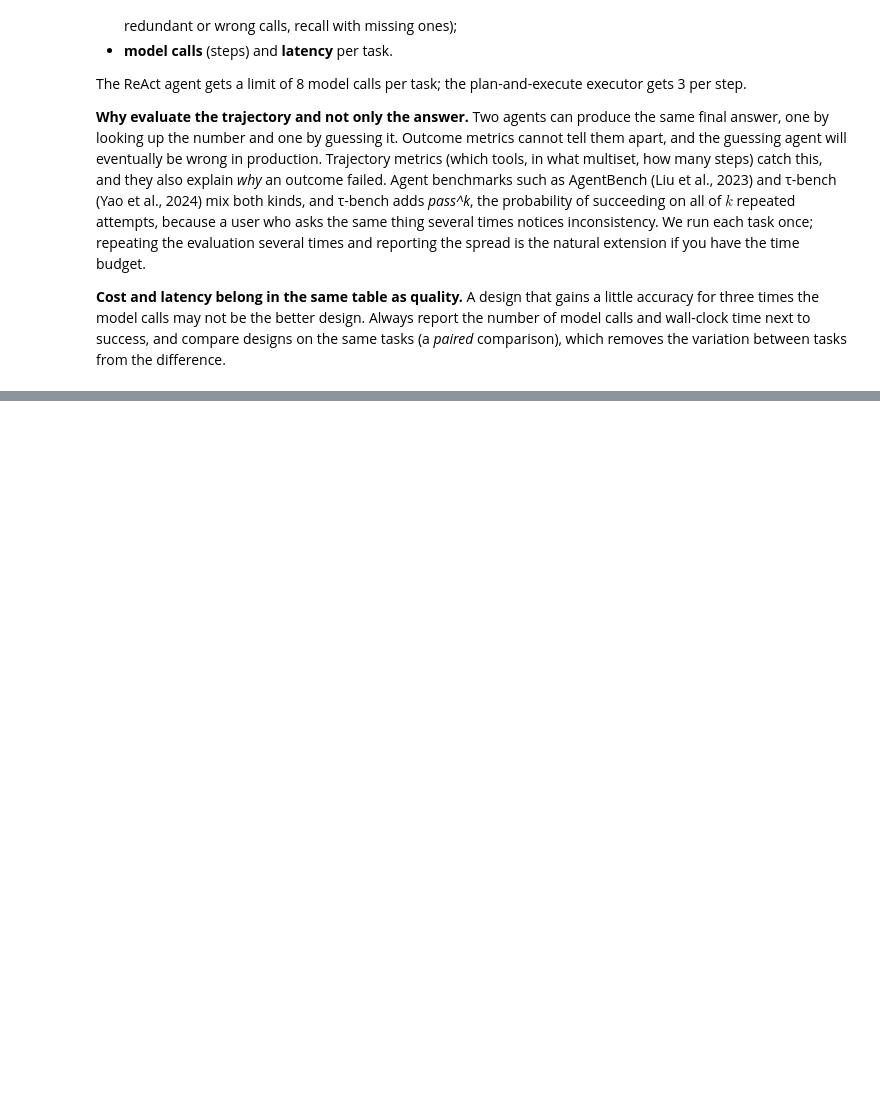
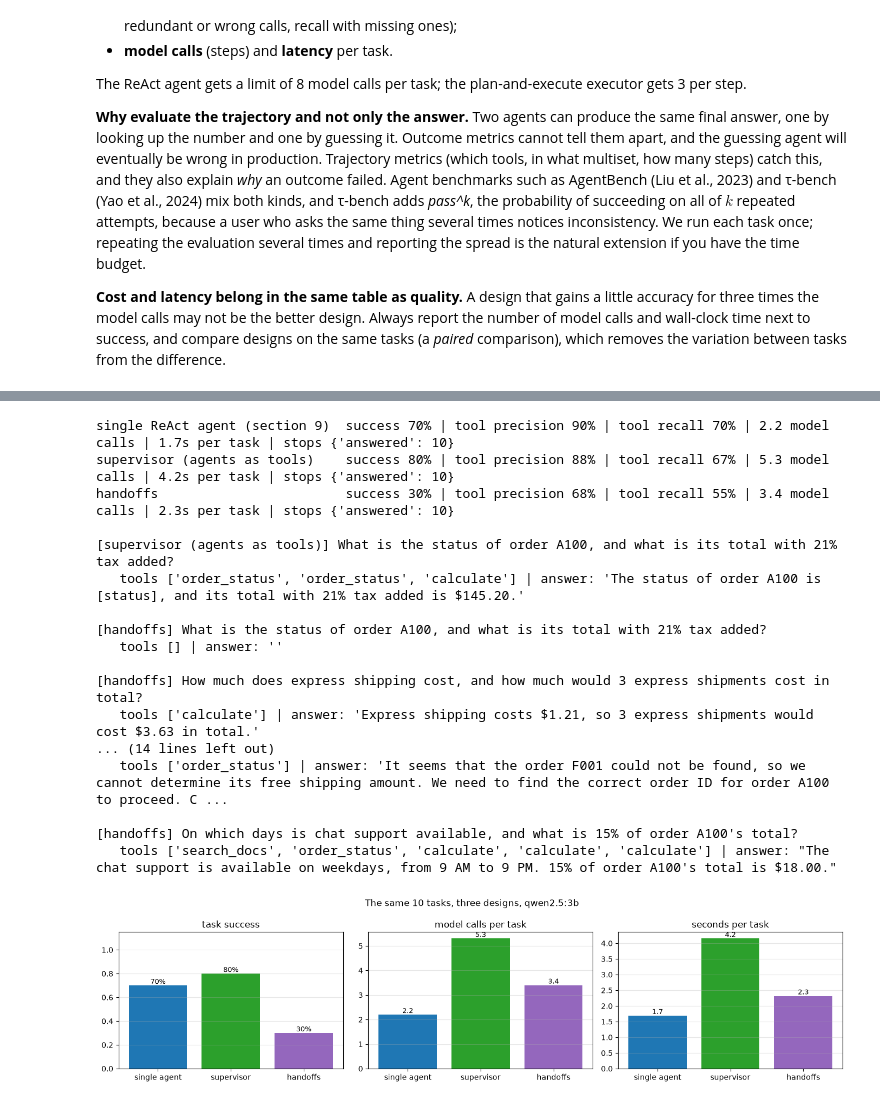
Before and after one commit to ZoodiacR/llm-edu-suite, a Jupyter notebook: notebooks/05_agents_and_mcp/14_agentic_ai.ipynb, the cells around one changed output, grey strips where cells are left out. Cells and saved outputs as stored; diff of their text form; code cells hidden in the pictures; blank space fills up the shorter version.

```diff
--- a/notebooks/05_agents_and_mcp/14_agentic_ai.ipynb
+++ b/notebooks/05_agents_and_mcp/14_agentic_ai.ipynb
@@ -1118,0 +1273,43 @@ So with this model and these short tasks, planning did not pay off. That is not
+# %%
+designs = {"single ReAct agent (section 9)": [r for r in eval_rows if r["design"] == "ReAct"],
+           "supervisor (agents as tools)": [r for r in team_rows if r["design"] == "supervisor (agents as tools)"],
+           "handoffs": [r for r in team_rows if r["design"] == "handoffs"]}
+team_summary = {}
+for name, rs in designs.items():
+    team_summary[name] = {k: float(np.mean([r[k] for r in rs])) for k in ("success", "precision", "recall", "calls", "sec")}
+    print(f"{name:31s} success {team_summary[name]['success']:.0%} | tool precision {team_summary[name]['precision']:.0%} | "
+          f"tool recall {team_summary[name]['recall']:.0%} | {team_summary[name]['calls']:.1f} model calls | {team_summary[name]['sec']:.1f}s per task "
+          f"| stops {dict(Counter(r['stop'] for r in rs))}")
+for r in team_rows:
+    if not r["success"]:
+        print(f"\n[{r['design']}] {r['task']}\n   tools {r['tools']} | answer: {str(r['answer'])[:180]!r}")
+
+fig, ax = plt.subplots(1, 3, figsize=(14, 3.6))
+names = list(designs); colors = ["tab:blue", "tab:green", "tab:purple"]
+for a, key, label in zip(ax, ["success", "calls", "sec"], ["task success", "model calls per task", "seconds per task"]):
+    vals = [team_summary[n][key] for n in names]
+    a.bar(range(3), vals, color=colors)
+    for i, v in enumerate(vals):
+        a.text(i, v, f"{v:.0%}" if key == "success" else f"{v:.1f}", ha="center", va="bottom", fontsize=9)
+    a.set_xticks(range(3)); a.set_xticklabels(["single agent", "supervisor", "handoffs"]); a.set_title(label); a.grid(axis="y", alpha=.3)
+ax[0].set_ylim(0, 1.15)
+fig.suptitle(f"The same {len(EVAL_TASKS)} tasks, three designs, qwen2.5:3b"); plt.tight_layout(); plt.show()
+# %% [output]
+single ReAct agent (section 9)  success 70% | tool precision 90% | tool recall 70% | 2.2 model calls | 1.7s per task | stops {'answered': 10}
+supervisor (agents as tools)    success 80% | tool precision 88% | tool recall 67% | 5.3 model calls | 4.2s per task | stops {'answered': 10}
+handoffs                        success 30% | tool precision 68% | tool recall 55% | 3.4 model calls | 2.3s per task | stops {'answered': 10}
+
+[supervisor (agents as tools)] What is the status of order A100, and what is its total with 21% tax added?
+   tools ['order_status', 'order_status', 'calculate'] | answer: 'The status of order A100 is [status], and its total with 21% tax added is $145.20.'
+
+[handoffs] What is the status of order A100, and what is its total with 21% tax added?
+   tools [] | answer: ''
+
+[handoffs] How much does express shipping cost, and how much would 3 express shipments cost in total?
+   tools ['calculate'] | answer: 'Express shipping costs $1.21, so 3 express shipments would cost $3.63 in total.'
+... (14 lines left out)
+   tools ['order_status'] | answer: 'It seems that the order F001 could not be found, so we cannot determine its free shipping amount. We need to find the correct order ID for order A100 to proceed. C ...
+
+[handoffs] On which days is chat support available, and what is 15% of order A100's total?
+   tools ['search_docs', 'order_status', 'calculate', 'calculate', 'calculate'] | answer: "The chat support is available on weekdays, from 9 AM to 9 PM. 15% of order A100's total is $18.00."
+[figure, added]
```
Also changed, not shown: parts of 24 cells of this notebook, 25 other files.
